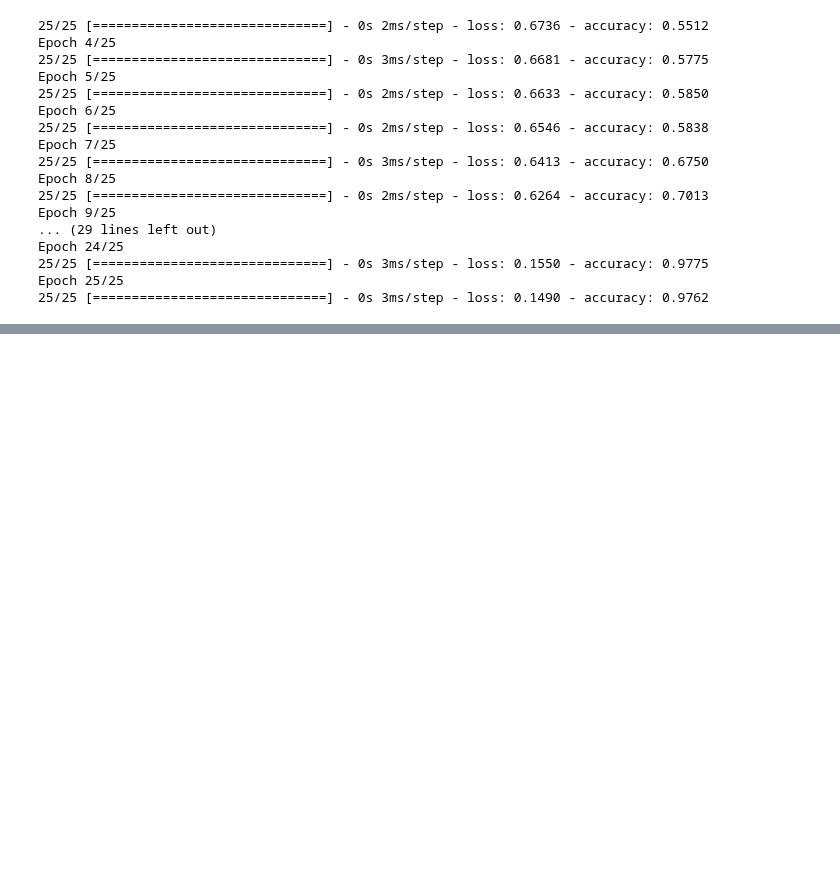
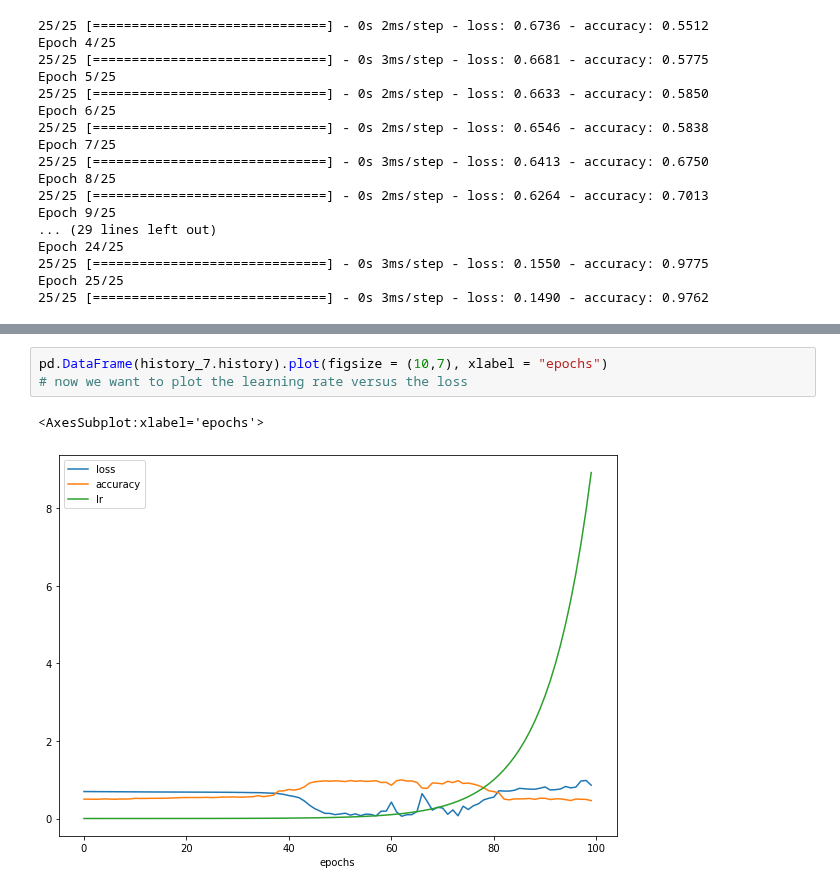
Before and after one commit to Janadhi14/tensorflow-test, a Jupyter notebook: Classification.ipynb, the cells around one changed output, grey strips where cells are left out. Cells and saved outputs as stored; diff of their text form; blank space fills up the shorter version.

Commit message:
optimising learning rate

```diff
--- a/Classification.ipynb
+++ b/Classification.ipynb
@@ -655,0 +758,6 @@ Epoch 25/25
+# %%
+pd.DataFrame(history_7.history).plot(figsize = (10,7), xlabel = "epochs")
+# now we want to plot the learning rate versus the loss
+# %% [output]
+<AxesSubplot:xlabel='epochs'>
+[figure, added]
```
Also changed, not shown: parts of 9 cells of this notebook.
